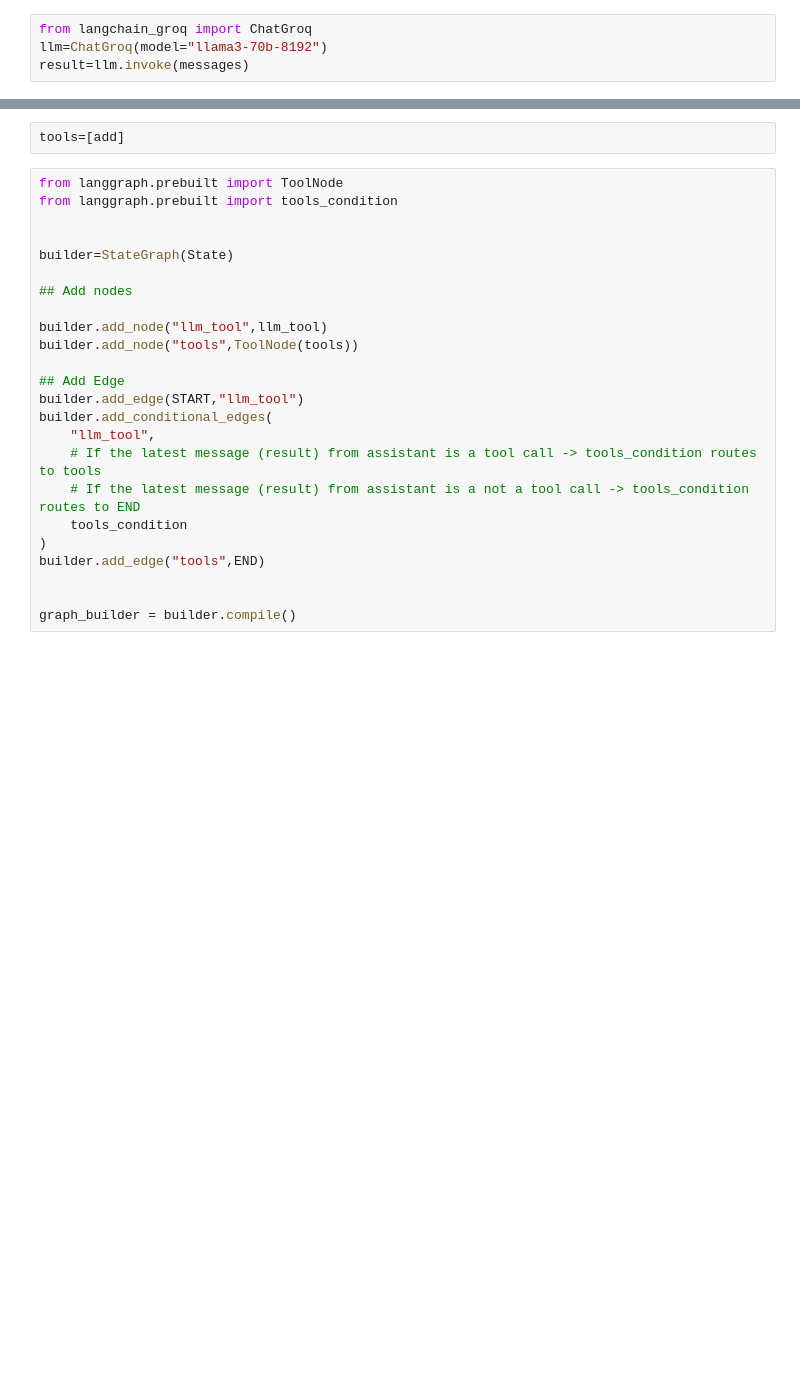
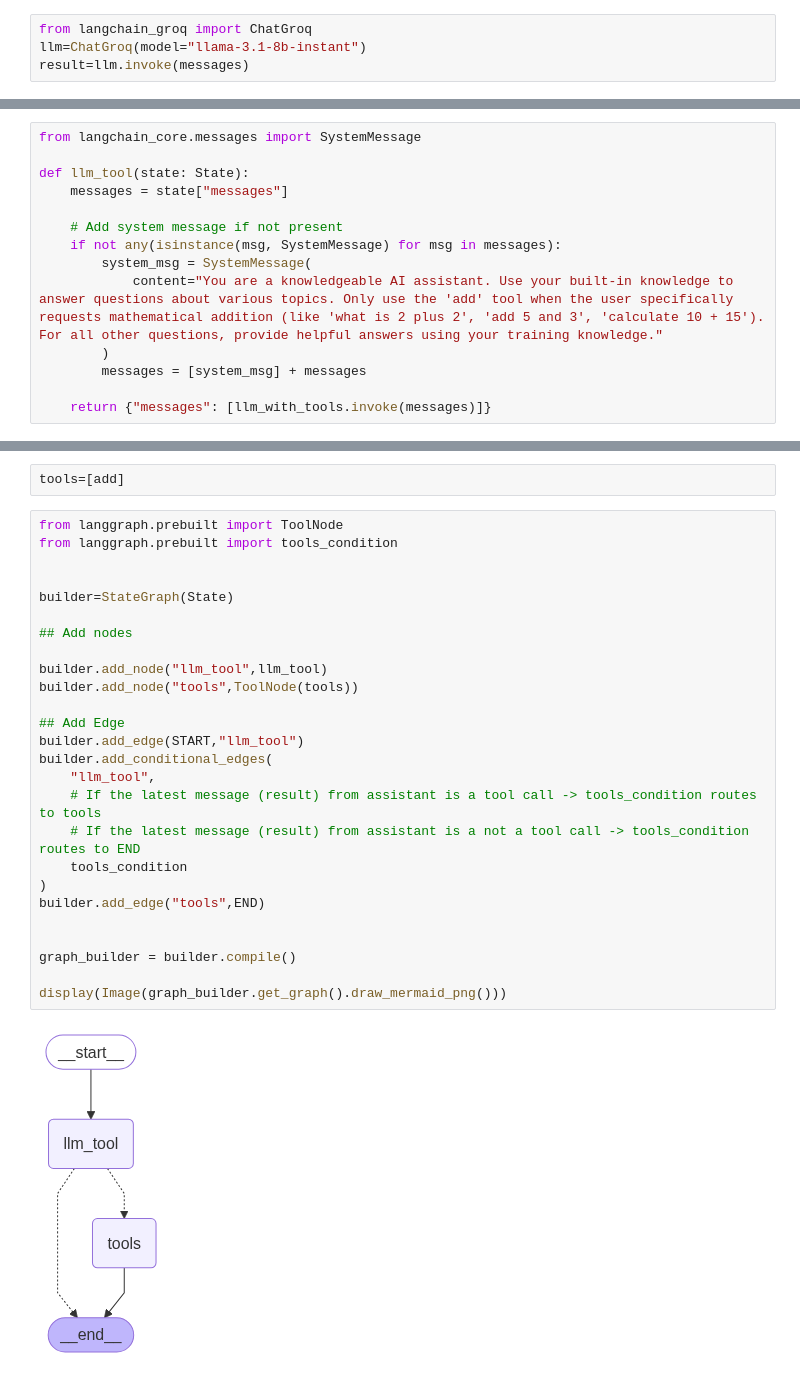
Before and after one commit to niranjana14/langGraph_agents_handson, a Jupyter notebook: 5-ChainsLangGraph.ipynb, the cells around one changed output, grey strips where cells are left out. Saved outputs shown, nothing was run; the diff lists cells and outputs as text; blank space fills up the shorter version.

Commit message:
update chain tools

```diff
--- a/5-ChainsLangGraph.ipynb
+++ b/5-ChainsLangGraph.ipynb
@@ -60,7 +60,7 @@ I want to learn python programming language
 We can use the sequence of message as input with the chatmodels using LLM's and OPENAI.
 # %%
 from langchain_groq import ChatGroq
-llm=ChatGroq(model="llama3-70b-8192")
+llm=ChatGroq(model="llama-3.1-8b-instant")
 result=llm.invoke(messages)
 # %%
 result
@@ -175,6 +175,20 @@ add_messages(initial_messages,ai_message)
 ## chatbot node functionality
 def llm_tool(state:State):
     return {"messages":[llm_with_tools.invoke(state["messages"])]}
+# %%
+from langchain_core.messages import SystemMessage
+
+def llm_tool(state: State):
+    messages = state["messages"]
+
+    # Add system message if not present
+    if not any(isinstance(msg, SystemMessage) for msg in messages):
+        system_msg = SystemMessage(
+            content="You are a knowledgeable AI assistant. Use your built-in knowledge to answer questions about various topics. Only use the 'add' tool when the user specifically requests mathematical addition (like 'what is 2 plus 2', 'add 5 and 3', 'calculate 10 + 15'). For all other questions, provide helpful answers using your training knowledge."
+        )
+        messages = [system_msg] + messages
+
+    return {"messages": [llm_with_tools.invoke(messages)]}
 # %%
 from IPython.display import Image, display
 from langgraph.graph import StateGraph, START, END
@@ -213,24 +227,28 @@ tools=[add]
 # %%
 from langgraph.prebuilt import ToolNode
 from langgraph.prebuilt import tools_condition
 
 
 builder=StateGraph(State)
 
 ## Add nodes
 
 builder.add_node("llm_tool",llm_tool)
 builder.add_node("tools",ToolNode(tools))
 
 ## Add Edge
 builder.add_edge(START,"llm_tool")
 builder.add_conditional_edges(
     "llm_tool",
     # If the latest message (result) from assistant is a tool call -> tools_condition routes to tools
     # If the latest message (result) from assistant is a not a tool call -> tools_condition routes to END
     tools_condition
 )
 builder.add_edge("tools",END)
 
 
 graph_builder = builder.compile()
+
+display(Image(graph_builder.get_graph().draw_mermaid_png()))
+# %% [output]
+[figure, added]
```
Also changed, not shown: parts of 7 cells of this notebook.
